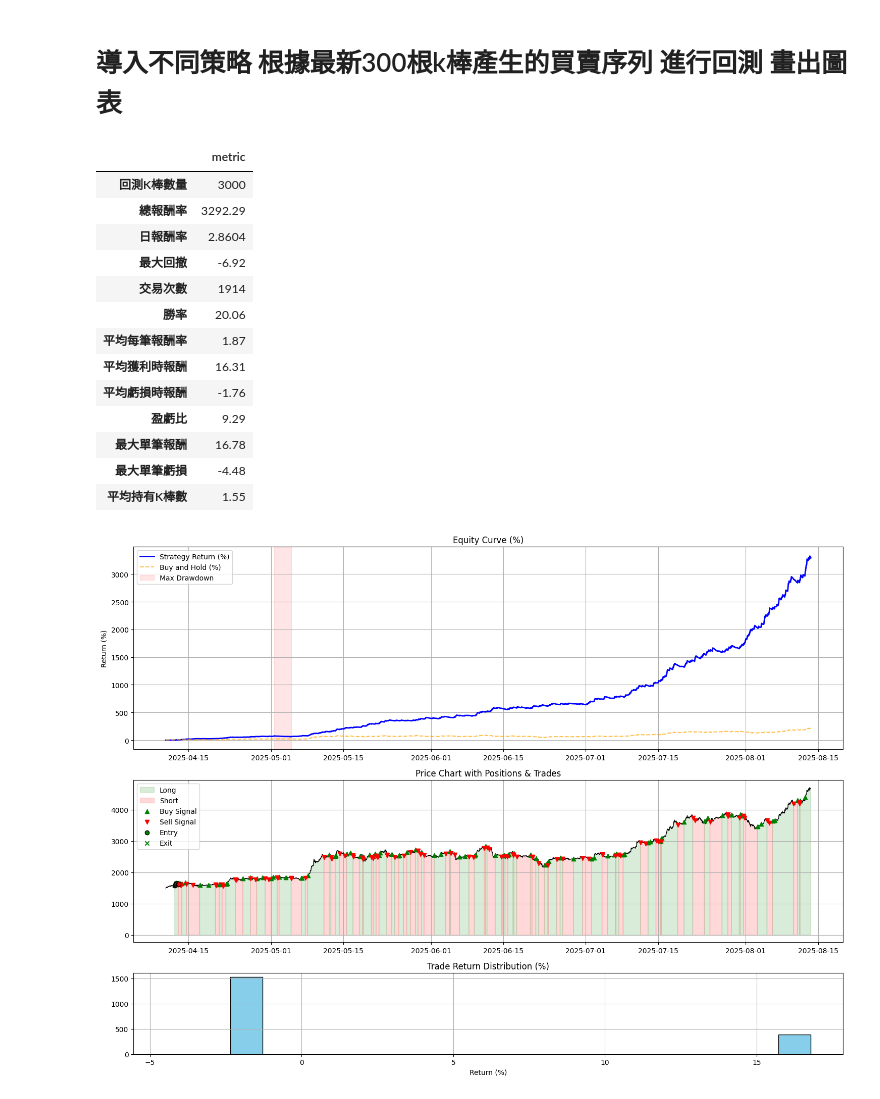
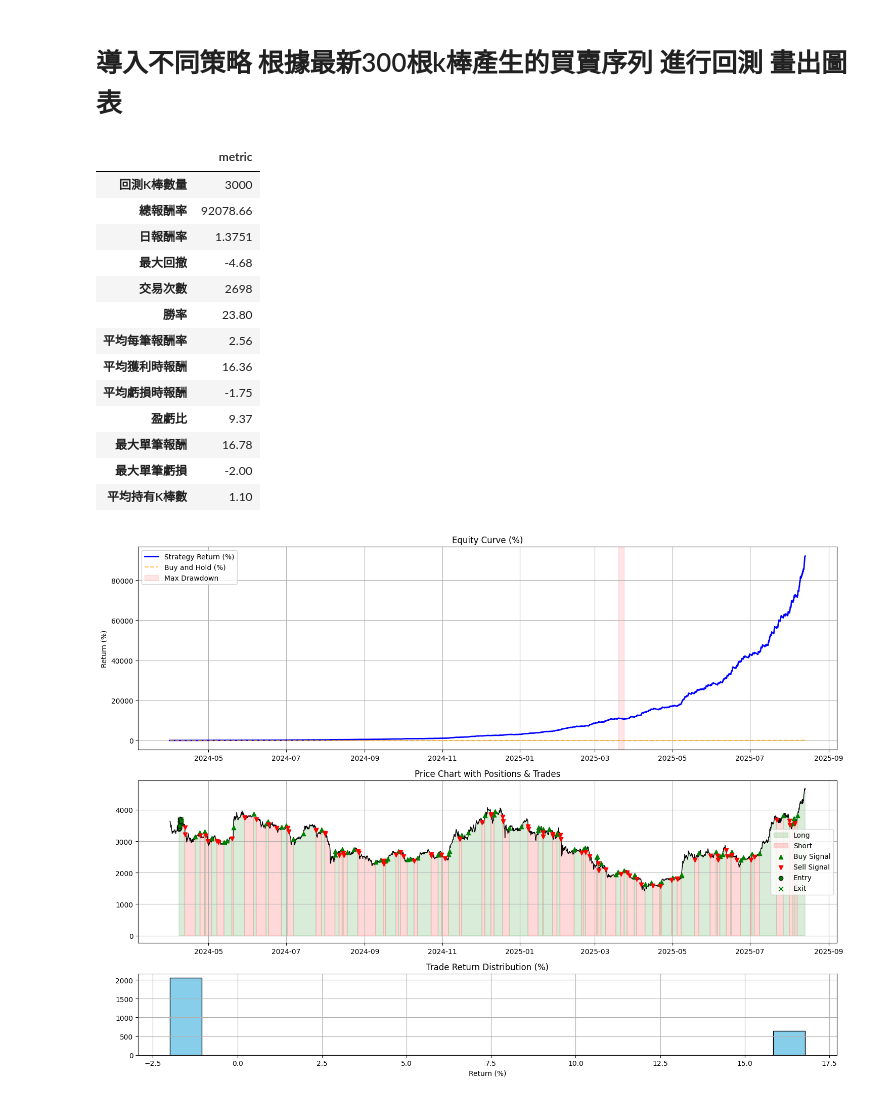
Before and after one commit to skywalker0803r/Vedanta, a Jupyter notebook: backtest_usage.ipynb, the cells around one changed output. Saved outputs shown, nothing was run; the diff lists cells and outputs as text; code cells hidden in the pictures.

```diff
--- a/backtest_usage.ipynb
+++ b/backtest_usage.ipynb
@@ -5,45 +5,45 @@ from Technicalindicatorstrategy import vegas,turtle_strategy
 from Backtest.backtest import backtest_signals
 from Plot.plot import plot_backtest_result
 import pandas as pd
 from datetime import datetime,timedelta
 import warnings
 warnings.filterwarnings('ignore')
 import numpy as np
 np.random.seed(42)  # ✅ 固定隨機性（可重現性）
 import random
 random.seed(42)
 
-df_signals = turtle_strategy.get_signals('ETHUSDT','1h',datetime.now(),3000)
+df_signals = turtle_strategy.get_signals('ETHUSDT','4h',datetime.now(),3000)
 
 result = backtest_signals(
     df_signals.copy(),
     initial_capital = 33, # 1000台幣
     fee_rate = 0.0005, # 合約手續費
     leverage = 10, # 槓桿
     allow_short = True, # 是否做空
     stop_loss = 0.001,       # 停損閾值，例如0.05代表5%
     take_profit = 0.017,     # 停利閾值
     capital_ratio = 0.1, # 每次使用的資金佔比
     max_hold_bars = 100000,# 最大持有K棒數
     delay_entry=False
     )
 display(pd.DataFrame(result['metric'],index=['metric']).T)
 plot_backtest_result(result)
-display(df_signals[['timestamp','signal','close','stop_loss']].tail(30).style.background_gradient())
+display(df_signals[['timestamp','signal','close','stop_loss']].tail(100).style.background_gradient())
 # %% [output]
 |  | metric |
 | 回測K棒數量 | 3000 |
-| 總報酬率 | 3292.29 |
-| 日報酬率 | 2.8604 |
-| 最大回撤 | -6.92 |
-| 交易次數 | 1914 |
-| 勝率 | 20.06 |
-| 平均每筆報酬率 | 1.87 |
-| 平均獲利時報酬 | 16.31 |
-| 平均虧損時報酬 | -1.76 |
-| 盈虧比 | 9.29 |
+| 總報酬率 | 92078.66 |
+| 日報酬率 | 1.3751 |
+| 最大回撤 | -4.68 |
+| 交易次數 | 2698 |
+| 勝率 | 23.80 |
+| 平均每筆報酬率 | 2.56 |
+| 平均獲利時報酬 | 16.36 |
+| 平均虧損時報酬 | -1.75 |
+| 盈虧比 | 9.37 |
 | 最大單筆報酬 | 16.78 |
-| 最大單筆虧損 | -4.48 |
-| 平均持有K棒數 | 1.55 |
+| 最大單筆虧損 | -2.00 |
+| 平均持有K棒數 | 1.10 |
-[figure, old version]
+[figure, new version]
 |  | timestamp | signal | close | stop_loss |
```
Also changed, not shown: parts of 3 cells of this notebook.
